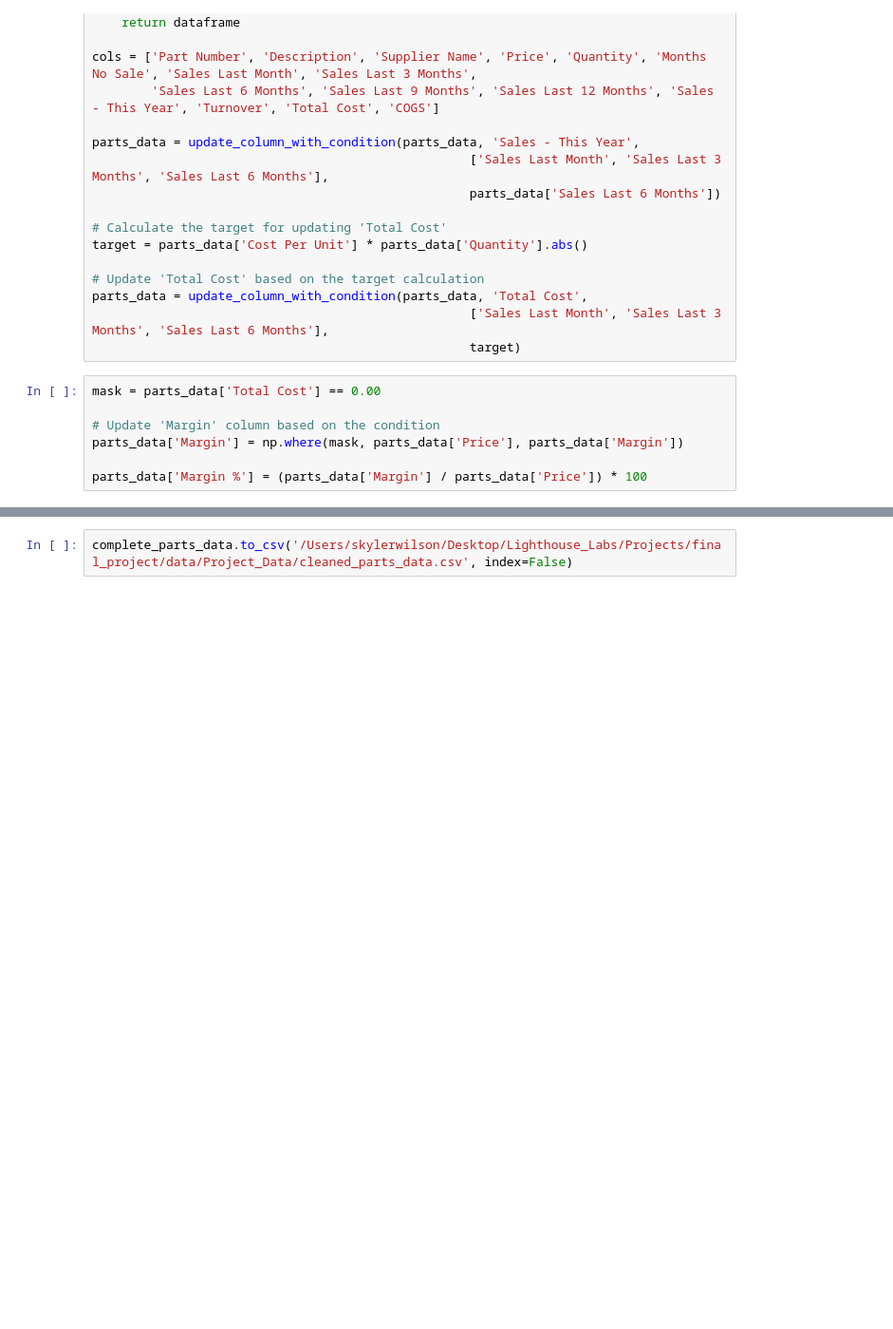
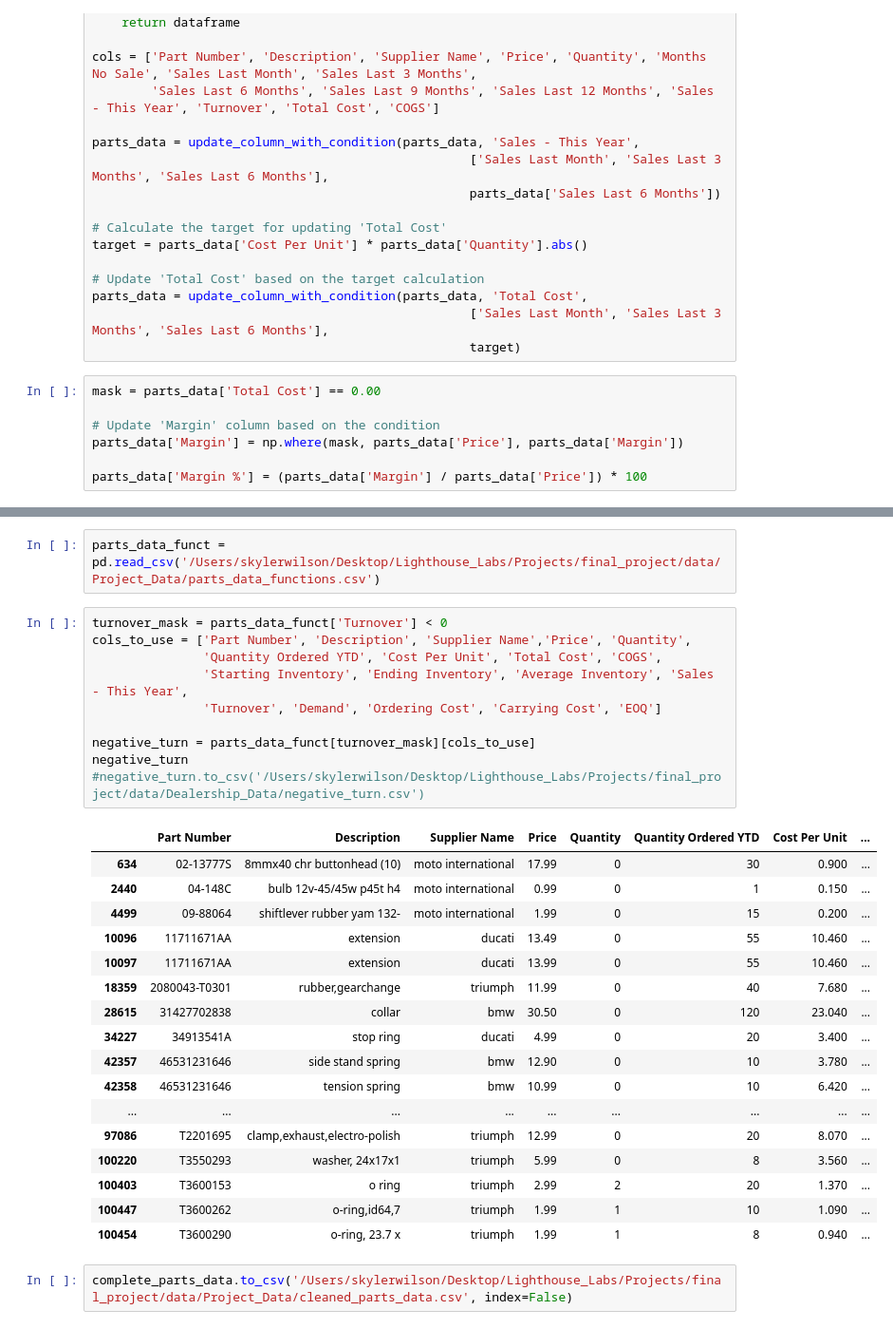
Before and after one commit to skyler22wilson/final_project, a Jupyter notebook: notebooks/data_cleaning.ipynb, the cells around one changed output, grey strips where cells are left out. Shown: that part at 95% size. Saved outputs shown, nothing was run; the diff lists cells and outputs as text; blank space fills up the shorter version.

```diff
--- a/notebooks/data_cleaning.ipynb
+++ b/notebooks/data_cleaning.ipynb
@@ -417,2 +438,32 @@ complete_parts_data[cost_mask][cols]
+# %%
+parts_data_funct = pd.read_csv('/Users/skylerwilson/Desktop/Lighthouse_Labs/Projects/final_project/data/Project_Data/parts_data_functions.csv')
+# %%
+turnover_mask = parts_data_funct['Turnover'] < 0
+cols_to_use = ['Part Number', 'Description', 'Supplier Name','Price', 'Quantity',
+               'Quantity Ordered YTD', 'Cost Per Unit', 'Total Cost', 'COGS',
+               'Starting Inventory', 'Ending Inventory', 'Average Inventory', 'Sales - This Year',
+               'Turnover', 'Demand', 'Ordering Cost', 'Carrying Cost', 'EOQ']
+
+negative_turn = parts_data_funct[turnover_mask][cols_to_use]
+negative_turn
+#negative_turn.to_csv('/Users/skylerwilson/Desktop/Lighthouse_Labs/Projects/final_project/data/Dealership_Data/negative_turn.csv')
+# %% [output]
+|  | Part Number | Description | Supplier Name | Price | Quantity | Quantity Ordered YTD | Cost Per Unit | ... |
+| 634 | 02-13777S | 8mmx40 chr buttonhead (10) | moto international | 17.99 | 0 | 30 | 0.900 | ... |
+| 2440 | 04-148C | bulb 12v-45/45w p45t h4 | moto international | 0.99 | 0 | 1 | 0.150 | ... |
+| 4499 | 09-88064 | shiftlever rubber yam 132- | moto international | 1.99 | 0 | 15 | 0.200 | ... |
+| 10096 | 11711671AA | extension | ducati | 13.49 | 0 | 55 | 10.460 | ... |
+| 10097 | 11711671AA | extension | ducati | 13.99 | 0 | 55 | 10.460 | ... |
+| 18359 | 2080043-T0301 | rubber,gearchange | triumph | 11.99 | 0 | 40 | 7.680 | ... |
+| 28615 | 31427702838 | collar | bmw | 30.50 | 0 | 120 | 23.040 | ... |
+| 34227 | 34913541A | stop ring | ducati | 4.99 | 0 | 20 | 3.400 | ... |
+| 42357 | 46531231646 | side stand spring | bmw | 12.90 | 0 | 10 | 3.780 | ... |
+| 42358 | 46531231646 | tension spring | bmw | 10.99 | 0 | 10 | 6.420 | ... |
+| ... | ... | ... | ... | ... | ... | ... | ... | ... |
+| 97086 | T2201695 | clamp,exhaust,electro-polish | triumph | 12.99 | 0 | 20 | 8.070 | ... |
+| 100220 | T3550293 | washer, 24x17x1 | triumph | 5.99 | 0 | 8 | 3.560 | ... |
+| 100403 | T3600153 | o ring | triumph | 2.99 | 2 | 20 | 1.370 | ... |
+| 100447 | T3600262 | o-ring,id64,7 | triumph | 1.99 | 1 | 10 | 1.090 | ... |
+| 100454 | T3600290 | o-ring, 23.7 x | triumph | 1.99 | 1 | 8 | 0.940 | ... |
 # %%
 complete_parts_data.to_csv('/Users/skylerwilson/Desktop/Lighthouse_Labs/Projects/final_project/data/Project_Data/cleaned_parts_data.csv', index=False)
```
Also changed, not shown: parts of 15 cells of this notebook, 8 other files.
